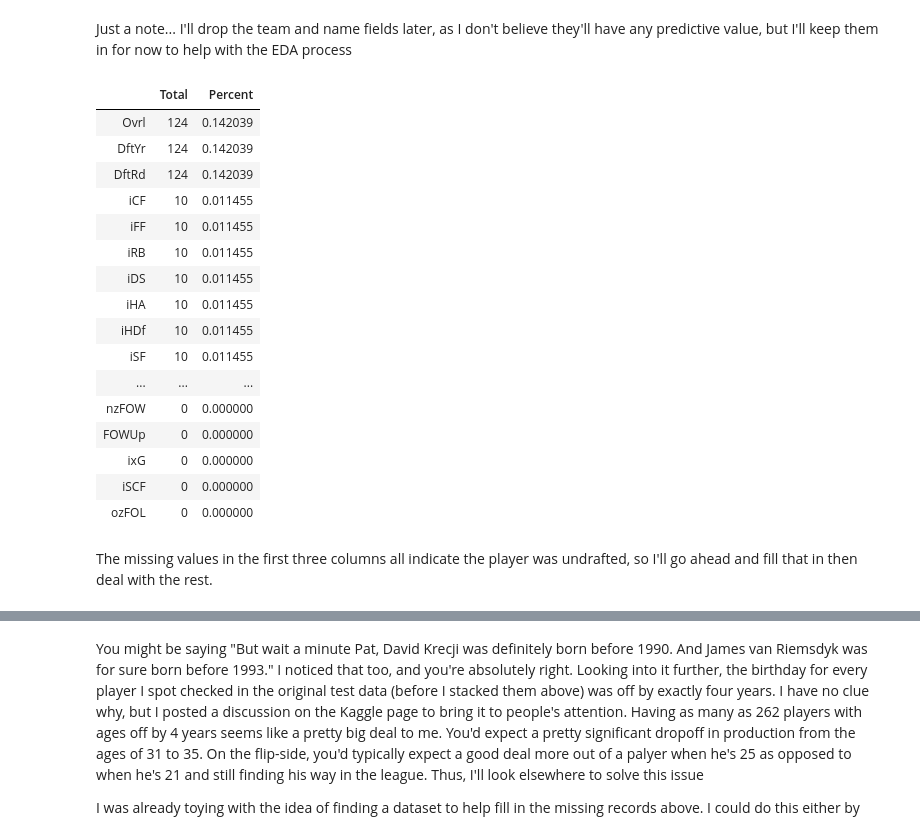
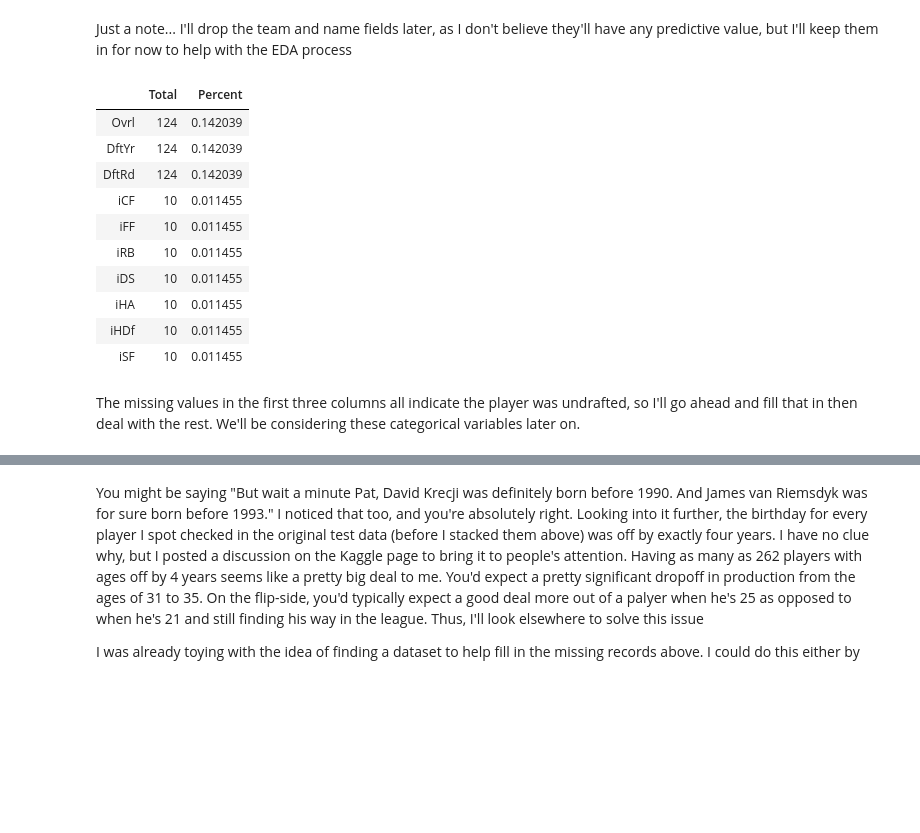
Before and after one commit to Pat-Hamilton/Thinkful, a Jupyter notebook: NHL Capstone.ipynb, the cells around one changed output, grey strips where cells are left out. Saved outputs shown, nothing was run; the diff lists cells and outputs as text; code cells hidden in the pictures; blank space fills up the shorter version.

```diff
--- a/NHL Capstone.ipynb
+++ b/NHL Capstone.ipynb
@@ -138,30 +123,24 @@ Just a note... I'll drop the team and name fields later, as I don't believe they
 # %%
 # Missing values
 total_missing = df.isnull().sum().sort_values(ascending=False)
 percent_missing = (df.isnull().sum()/df.isnull().count()).sort_values(ascending=False)
 # missing_data = pd.concat([total_missing, percent_missing], axis=1, keys=['Total', 'Percent'])
 missing_data = pd.concat([total_missing, percent_missing], axis=1, keys=['Total', 'Percent'], sort=False)
-missing_data.head(20)
+missing_data.head(10)
 # %% [output]
 |  | Total | Percent |
 | Ovrl | 124 | 0.142039 |
 | DftYr | 124 | 0.142039 |
 | DftRd | 124 | 0.142039 |
 | iCF | 10 | 0.011455 |
 | iFF | 10 | 0.011455 |
 | iRB | 10 | 0.011455 |
 | iDS | 10 | 0.011455 |
 | iHA | 10 | 0.011455 |
 | iHDf | 10 | 0.011455 |
 | iSF | 10 | 0.011455 |
-| ... | ... | ... |
-| nzFOW | 0 | 0.000000 |
-| FOWUp | 0 | 0.000000 |
-| ixG | 0 | 0.000000 |
-| iSCF | 0 | 0.000000 |
-| ozFOL | 0 | 0.000000 |
 # %% [markdown]
-The missing values in the first three columns all indicate the player was undrafted, so I'll go ahead and fill that in then deal with the rest.
+The missing values in the first three columns all indicate the player was undrafted, so I'll go ahead and fill that in then deal with the rest. We'll be considering these categorical variables later on.
 # %%
 draft = ['Ovrl', 'DftYr','DftRd']
 
```
Also changed, not shown: parts of 33 cells of this notebook.
